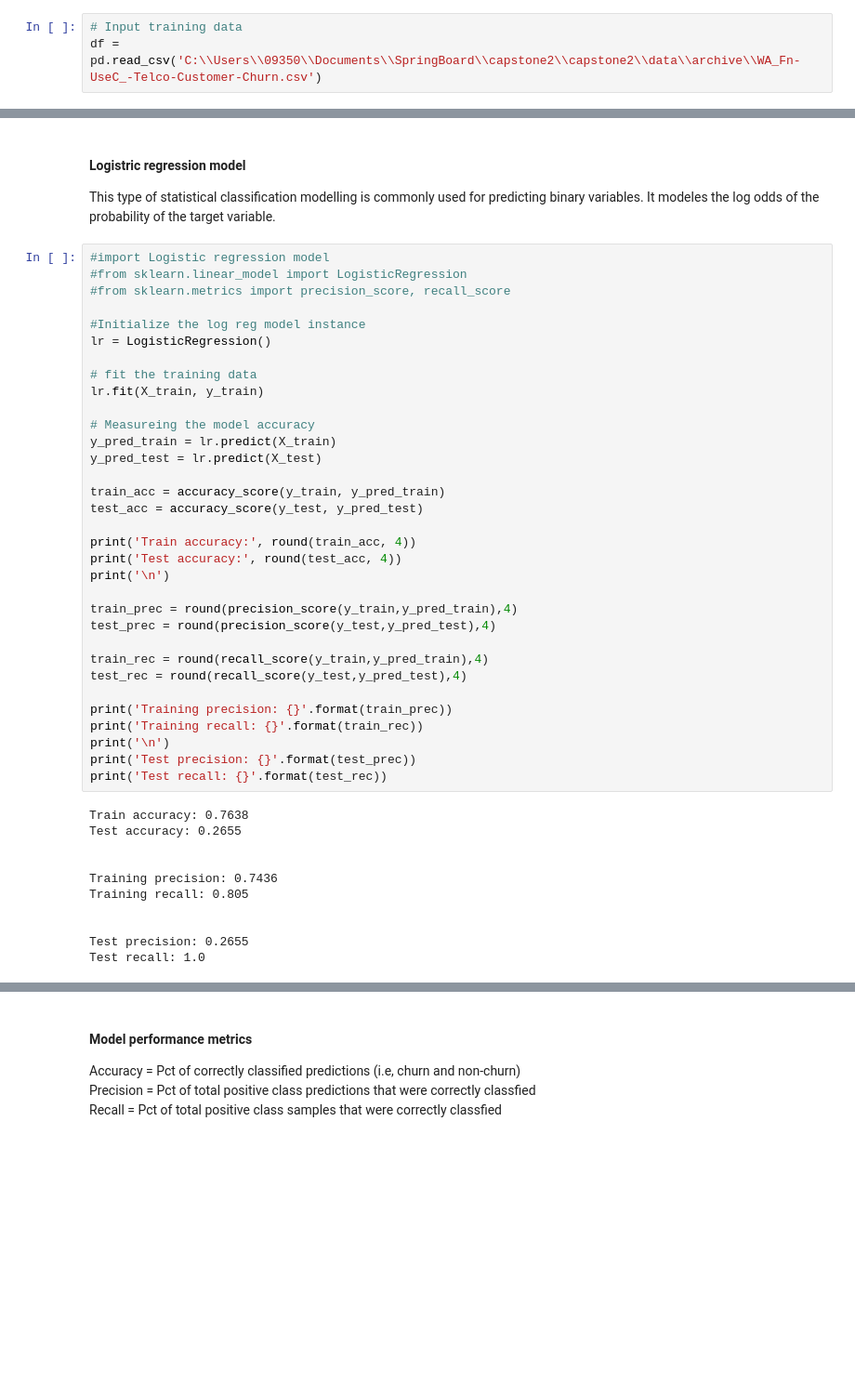
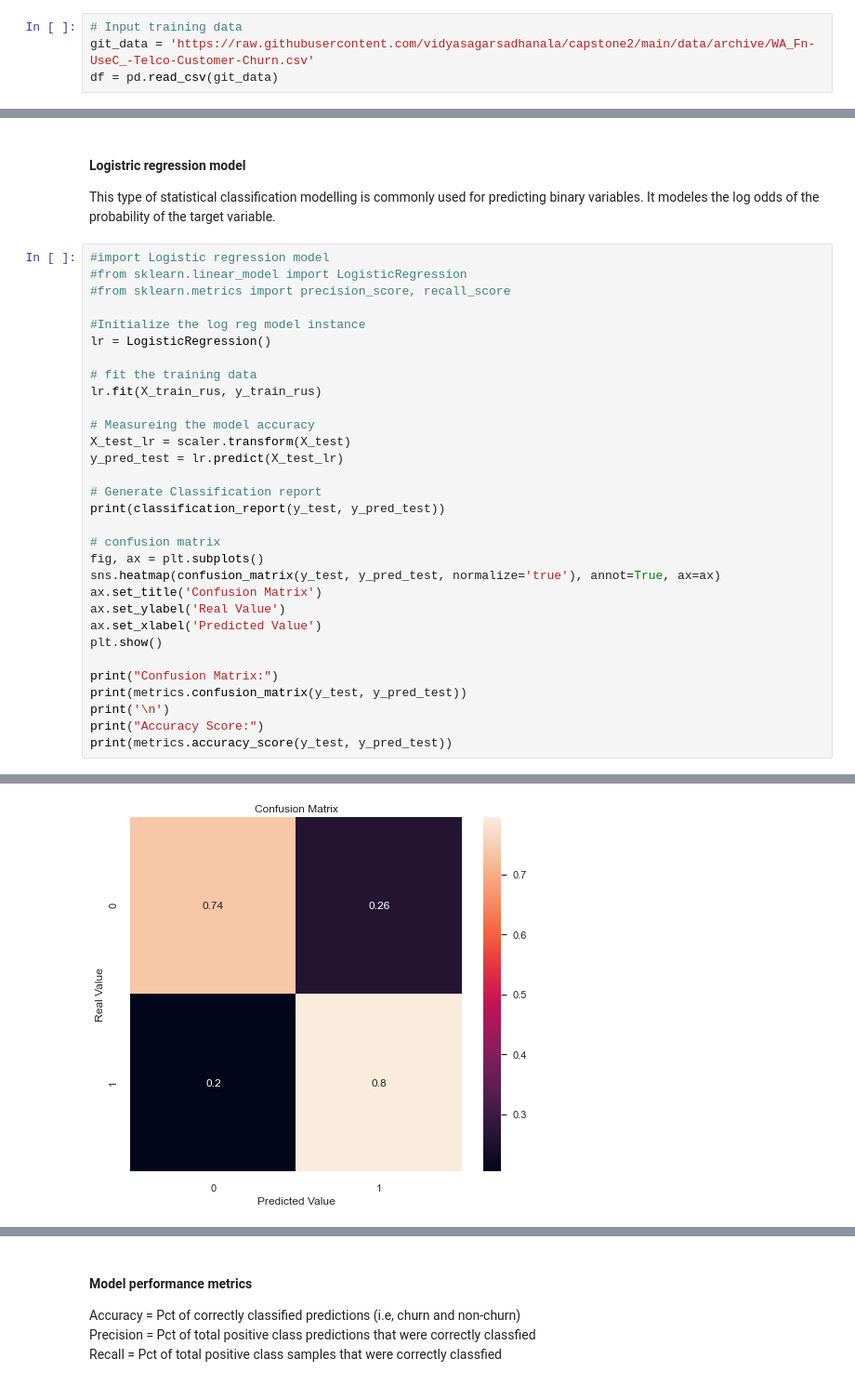
Before and after one commit to vidyasagarsadhanala/capstone2, a Jupyter notebook: code/capstone2-customer-churn-final.ipynb, the cells around one changed output, grey strips where cells are left out. Shown: that part at 93% size. Drawn from its saved outputs; the diff is of its cells as text; blank space fills up the shorter version.

```diff
--- a/code/capstone2-customer-churn-final.ipynb
+++ b/code/capstone2-customer-churn-final.ipynb
@@ -5,7 +5,8 @@ import matplotlib.pyplot as plt
 import seaborn as sns
 # %%
 # Input training data
-df = pd.read_csv('C:\\Users\\09350\\Documents\\SpringBoard\\capstone2\\capstone2\\data\\archive\\WA_Fn-UseC_-Telco-Customer-Churn.csv')
+git_data = 'https://raw.githubusercontent.com/vidyasagarsadhanala/capstone2/main/data/archive/WA_Fn-UseC_-Telco-Customer-Churn.csv'
+df = pd.read_csv(git_data)
 # %%
 #peek at the data
 df.head()
@@ -719,47 +721,35 @@ Best result: 0.8700096516627183 for {'C': 0.0001, 'solver': 'liblinear'}
 #### Logistric regression model
 
  This type of statistical classification modelling is commonly used for predicting binary variables. It modeles the log odds of the probability of the target variable.
-# %%
-#import Logistic regression model
-#from sklearn.linear_model import LogisticRegression
-#from sklearn.metrics import precision_score, recall_score
-
-#Initialize the log reg model instance
-lr = LogisticRegression()
-
-# fit the training data
-lr.fit(X_train, y_train)
-
-# Measureing the model accuracy
-y_pred_train = lr.predict(X_train)
-y_pred_test = lr.predict(X_test)
-
-train_acc = accuracy_score(y_train, y_pred_train)
-test_acc = accuracy_score(y_test, y_pred_test)
-
-print('Train accuracy:', round(train_acc, 4))
-print('Test accuracy:', round(test_acc, 4))
-print('\n')
-
-train_prec = round(precision_score(y_train,y_pred_train),4)
-test_prec = round(precision_score(y_test,y_pred_test),4)
-
-train_rec = round(recall_score(y_train,y_pred_train),4)
-test_rec = round(recall_score(y_test,y_pred_test),4)
-
-print('Training precision: {}'.format(train_prec))
-print('Training recall: {}'.format(train_rec))
-print('\n')
-print('Test precision: {}'.format(test_prec))
-print('Test recall: {}'.format(test_rec))
-# %% [output]
-Train accuracy: 0.7638
-Test accuracy: 0.2655
-
-
-Training precision: 0.7436
-Training recall: 0.805
-
-
-Test precision: 0.2655
-Test recall: 1.0
+# %%
+#import Logistic regression model
+#from sklearn.linear_model import LogisticRegression
+#from sklearn.metrics import precision_score, recall_score
+
+#Initialize the log reg model instance
+lr = LogisticRegression()
+
+# fit the training data
+lr.fit(X_train_rus, y_train_rus)
+
+# Measureing the model accuracy
+X_test_lr = scaler.transform(X_test)
+y_pred_test = lr.predict(X_test_lr)
+
+# Generate Classification report
+print(classification_report(y_test, y_pred_test))
+
+# confusion matrix
+fig, ax = plt.subplots()
+sns.heatmap(confusion_matrix(y_test, y_pred_test, normalize='true'), annot=True, ax=ax)
+ax.set_title('Confusion Matrix')
+ax.set_ylabel('Real Value')
+ax.set_xlabel('Predicted Value')
+plt.show()
+
+print("Confusion Matrix:")
+print(metrics.confusion_matrix(y_test, y_pred_test))
+print('\n')
+print("Accuracy Score:")
+print(metrics.accuracy_score(y_test, y_pred_test))
+# %% [output]
@@ -765,0 +764 @@ Test recall: 1.0
+[figure, added]
```
Also changed, not shown: parts of 18 cells of this notebook, 29 other files.
